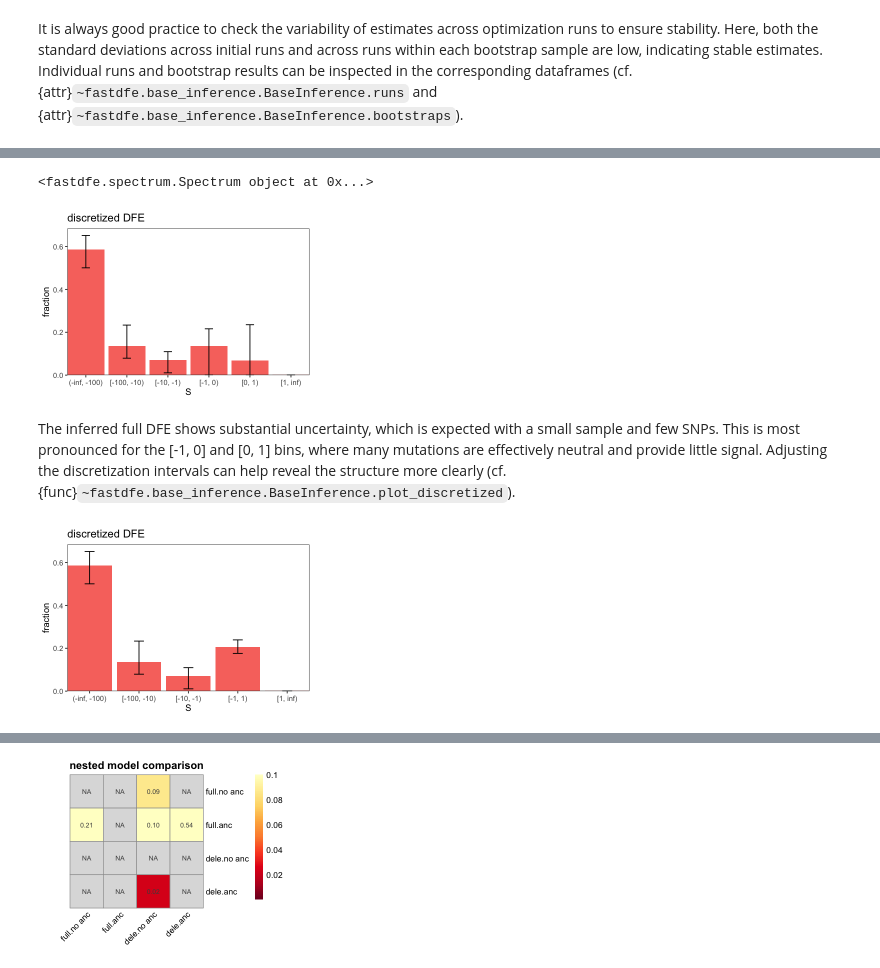
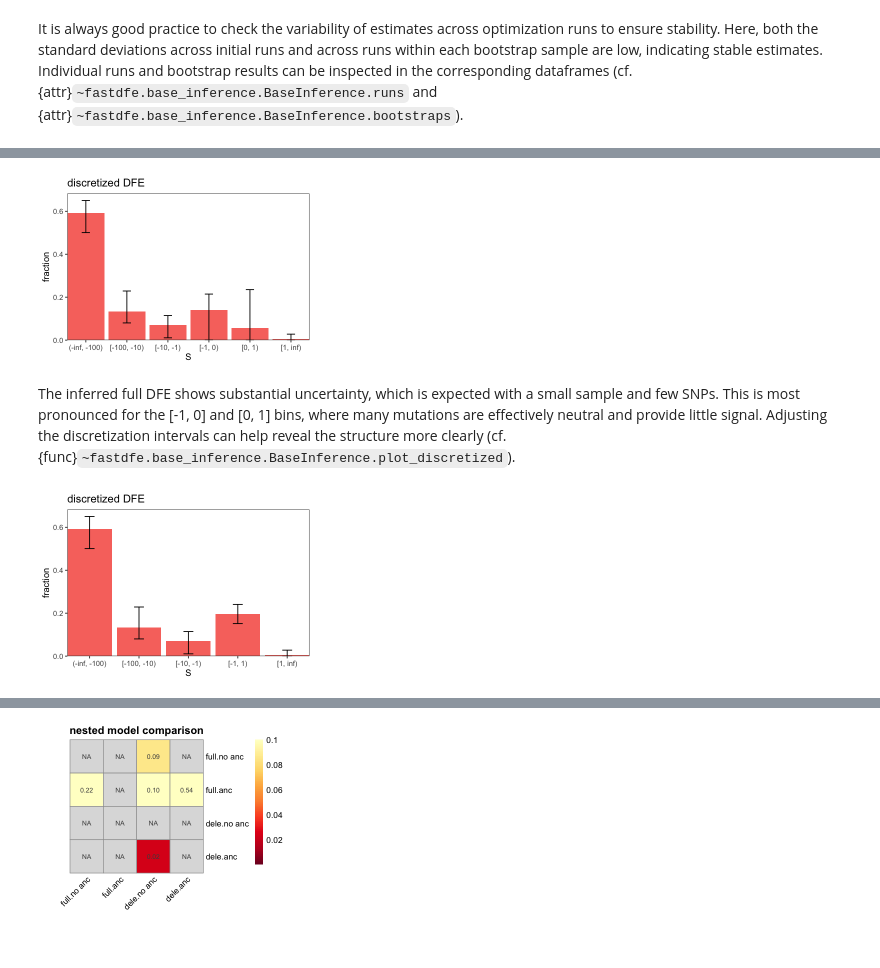
Before and after one commit to Sendrowski/fastDFE, a Jupyter notebook: docs/reference/R/inference.ipynb, the cells around one changed output, grey strips where cells are left out. Saved outputs shown, nothing was run; the diff lists cells and outputs as text; code cells hidden in the pictures.

```diff
--- a/docs/reference/R/inference.ipynb
+++ b/docs/reference/R/inference.ipynb
@@ -10,11 +10,13 @@ fd <- load_fastdfe()
 # %%
 setwd("/Users/au732936/PycharmProjects/fastDFE")
 
-reticulate::use_condaenv("/Users/au732936/miniconda3/envs/dev-r-fastdfe", required=TRUE)
+reticulate::use_condaenv("/Users/au732936/miniconda3/envs/dev-r-fastdfe", required = TRUE)
 reticulate::py_run_string("import numpy as np; np.set_printoptions(legacy='1.25')")
 
 source("R/fastdfe.R")
 fd <- load_fastdfe()
+
+fd$Settings$parallelize <- FALSE
 # %%
 sfs_neut <- fd$Spectrum(c(177130, 997, 441, 228, 156, 117, 114, 83, 105, 109, 0))
 sfs_sel <- fd$Spectrum(c(797939, 1329, 499, 265, 162, 104, 117, 90, 94, 119, 0))
@@ -72,22 +88,20 @@ Parameters can be held fixed during maximum-likelihood optimization. In fact, th
 # %%
 # create inference object
 inf <- fd$BaseInference(
     sfs_neut = sfs_neut,
     sfs_sel = sfs_sel,
-    fixed_params = setNames(list(), character()),  # pass empty dict
-    do_bootstrap = TRUE
+    fixed_params = list(all = list(eps = 0, h = 0.5))
 )
 
 # run inference
-inf$run()
+sfs_modelled <- inf$run()
 
 p <- inf$plot_discretized();
 # %% [output]
-<fastdfe.spectrum.Spectrum object at 0x...>
-[figure, old version]
+[figure, new version]
 # %% [markdown]
 The inferred full DFE shows substantial uncertainty, which is expected with a small sample and few SNPs. This is most pronounced for the [-1, 0] and [0, 1] bins, where many mutations are effectively neutral and provide little signal. Adjusting the discretization intervals can help reveal the structure more clearly (cf. {func}`~fastdfe.base_inference.BaseInference.plot_discretized`).
 # %%
 p <- inf$plot_discretized(intervals = c(-Inf, -100, -10, -1, 1, Inf));
 # %% [output]
-[figure, old version]
+[figure, new version]
```
Also changed, not shown: parts of 36 cells of this notebook, 32 other files.
